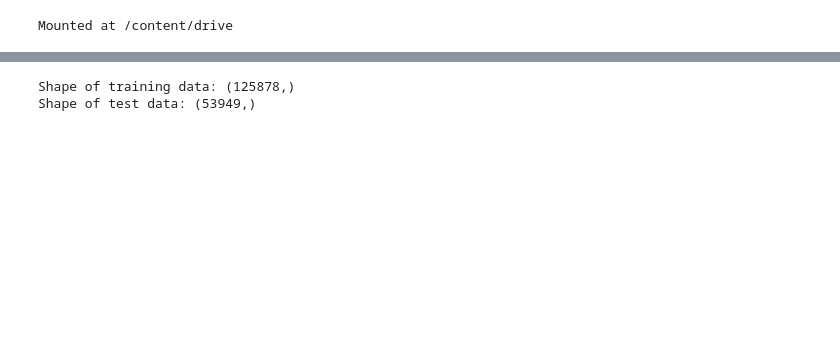
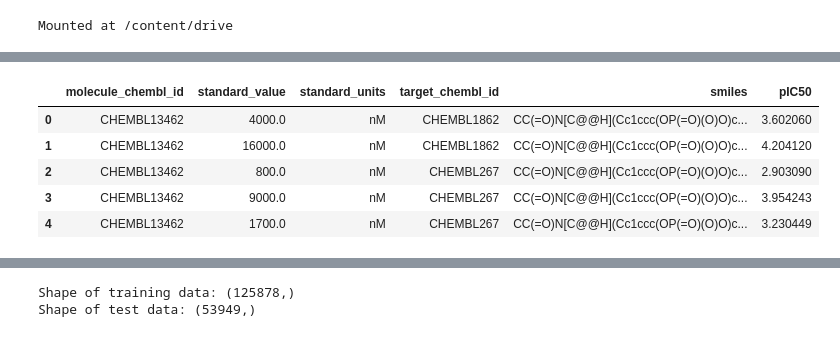
Before and after one commit to xMCTH/DSF, a Jupyter notebook: MidTerm Tutorial.ipynb, the cells around one changed output, grey strips where cells are left out. Saved outputs shown, nothing was run; the diff lists cells and outputs as text; code cells hidden in the pictures; blank space fills up the shorter version.

```diff
--- a/MidTerm Tutorial.ipynb
+++ b/MidTerm Tutorial.ipynb
@@ -72,4 +78,17 @@ df.head()
 | 2 | 2 | CHEMBL13462 | 800.0 | nM | CHEMBL267 | CC(=O)N[C@@H](Cc1ccc(OP(=O)(O)O)c... |
 | 3 | 3 | CHEMBL13462 | 9000.0 | nM | CHEMBL267 | CC(=O)N[C@@H](Cc1ccc(OP(=O)(O)O)c... |
 | 4 | 4 | CHEMBL13462 | 1700.0 | nM | CHEMBL267 | CC(=O)N[C@@H](Cc1ccc(OP(=O)(O)O)c... |
+# %%
+# Convert IC50 to pIC50 (standart_value to the pIC50)
+df['pIC50'] = np.log10(df['standard_value'])
+
+# Print the first few rows of the updated dataframe
+df.head()
+# %% [output]
+|  | molecule_chembl_id | standard_value | standard_units | target_chembl_id | smiles | pIC50 |
+| 0 | CHEMBL13462 | 4000.0 | nM | CHEMBL1862 | CC(=O)N[C@@H](Cc1ccc(OP(=O)(O)O)c... | 3.602060 |
+| 1 | CHEMBL13462 | 16000.0 | nM | CHEMBL1862 | CC(=O)N[C@@H](Cc1ccc(OP(=O)(O)O)c... | 4.204120 |
+| 2 | CHEMBL13462 | 800.0 | nM | CHEMBL267 | CC(=O)N[C@@H](Cc1ccc(OP(=O)(O)O)c... | 2.903090 |
+| 3 | CHEMBL13462 | 9000.0 | nM | CHEMBL267 | CC(=O)N[C@@H](Cc1ccc(OP(=O)(O)O)c... | 3.954243 |
+| 4 | CHEMBL13462 | 1700.0 | nM | CHEMBL267 | CC(=O)N[C@@H](Cc1ccc(OP(=O)(O)O)c... | 3.230449 |
 # %%
```
Also changed, not shown: parts of 16 cells of this notebook.
